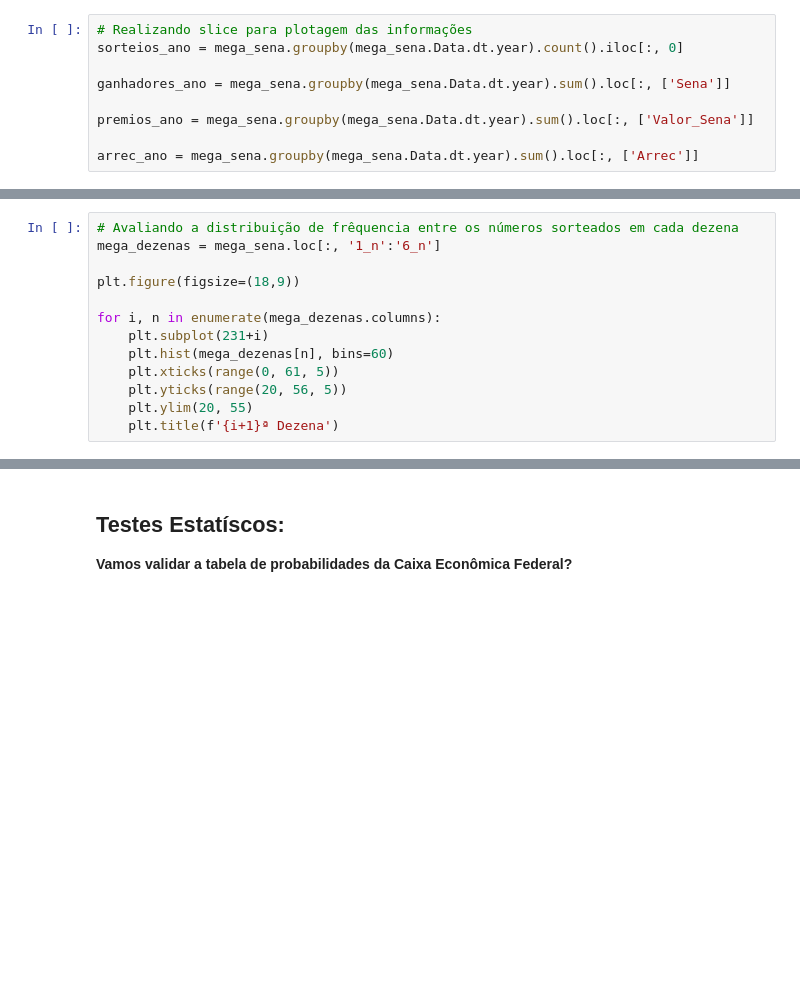
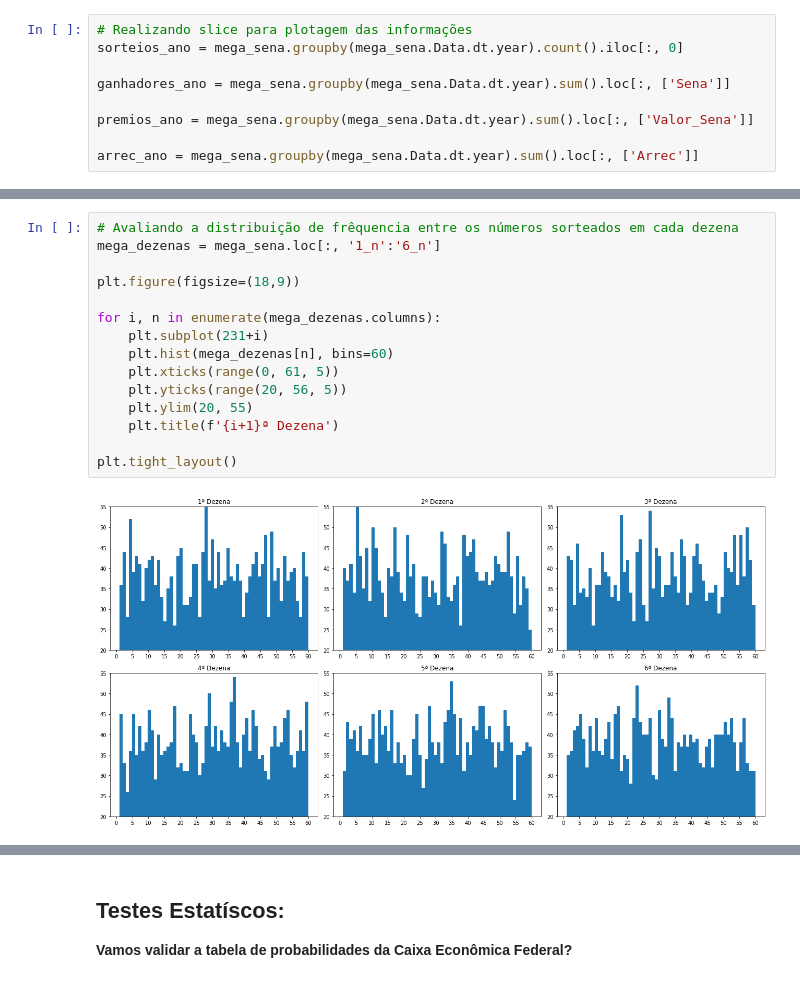
Before and after one commit to SamuelBaptista/estatistica-megasena, a Jupyter notebook: megasena.ipynb, the cells around one changed output, grey strips where cells are left out. Cells and saved outputs as stored; diff of their text form; blank space fills up the shorter version.

```diff
--- a/megasena.ipynb
+++ b/megasena.ipynb
@@ -106,16 +135,20 @@ plt.show()
 # %%
 # Avaliando a distribuição de frêquencia entre os números sorteados em cada dezena
 mega_dezenas = mega_sena.loc[:, '1_n':'6_n']
 
 plt.figure(figsize=(18,9))
 
 for i, n in enumerate(mega_dezenas.columns):
     plt.subplot(231+i)
     plt.hist(mega_dezenas[n], bins=60)
     plt.xticks(range(0, 61, 5))
     plt.yticks(range(20, 56, 5))
     plt.ylim(20, 55)
     plt.title(f'{i+1}ª Dezena')
+
+plt.tight_layout()
+# %% [output]
+[figure, added]
 # %%
 # Avaliando a distribuição das médias entre os 6 números sorteados em cada sorteio.
 
```
Also changed, not shown: parts of 27 cells of this notebook, 8 other files.
